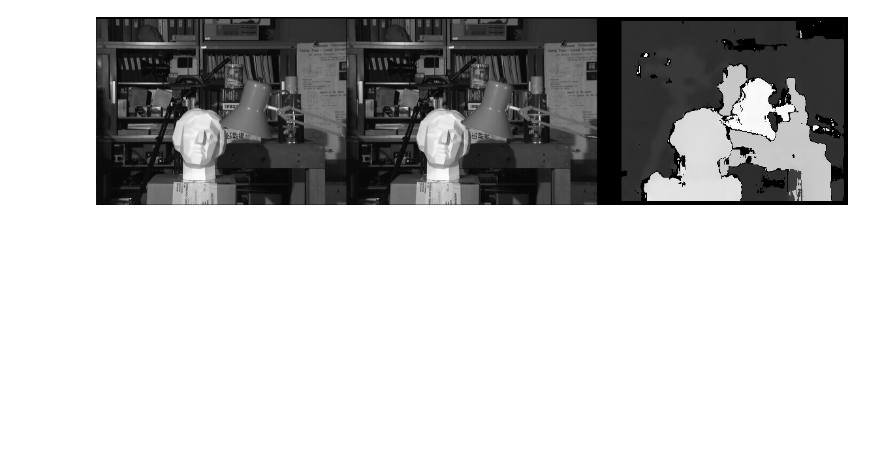
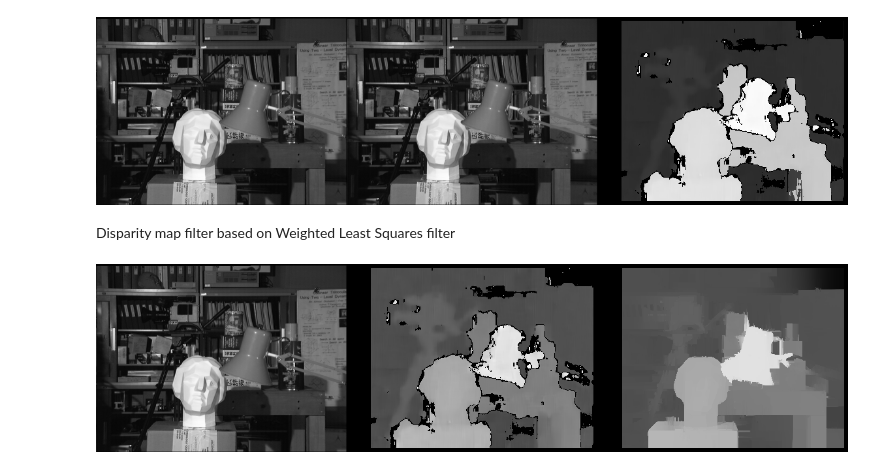
Before and after one commit to mobarakol/computer_vision_tutorial, a Jupyter notebook: stereo_to_depth.ipynb, the cells around one changed output. Drawn from its saved outputs; the diff is of its cells as text; code cells hidden in the pictures; blank space fills up the shorter version.

```diff
--- a/stereo_to_depth.ipynb
+++ b/stereo_to_depth.ipynb
@@ -52,3 +52,23 @@ disparity = np.uint8(255 * (disparity - min) / (max - min))
 cv2_imshow(np.hstack((imgLeft, imgRight, disparity)))
 # %% [output]
 [figure]
+# %% [markdown]
+Disparity map filter based on Weighted Least Squares filter
+# %%
+wsize=13
+max_disp = 32
+sigma = 1.5
+lmbda = 4000.0
+left_matcher = cv2.StereoBM_create(max_disp, wsize);
+right_matcher = cv2.ximgproc.createRightMatcher(left_matcher);
+left_disp = left_matcher.compute(imgLeft, imgRight);
+right_disp = right_matcher.compute(imgRight,imgLeft);
+
+# Now create DisparityWLSFilter
+wls_filter = cv2.ximgproc.createDisparityWLSFilter(left_matcher);
+wls_filter.setLambda(lmbda);
+wls_filter.setSigmaColor(sigma);
+filtered_disp = wls_filter.filter(left_disp, imgLeft, disparity_map_right=right_disp);
+cv2_imshow(np.hstack((imgLeft, left_disp, filtered_disp)))
+# %% [output]
+[figure, added]
```
Also changed, not shown: parts of 1 cell of this notebook.
